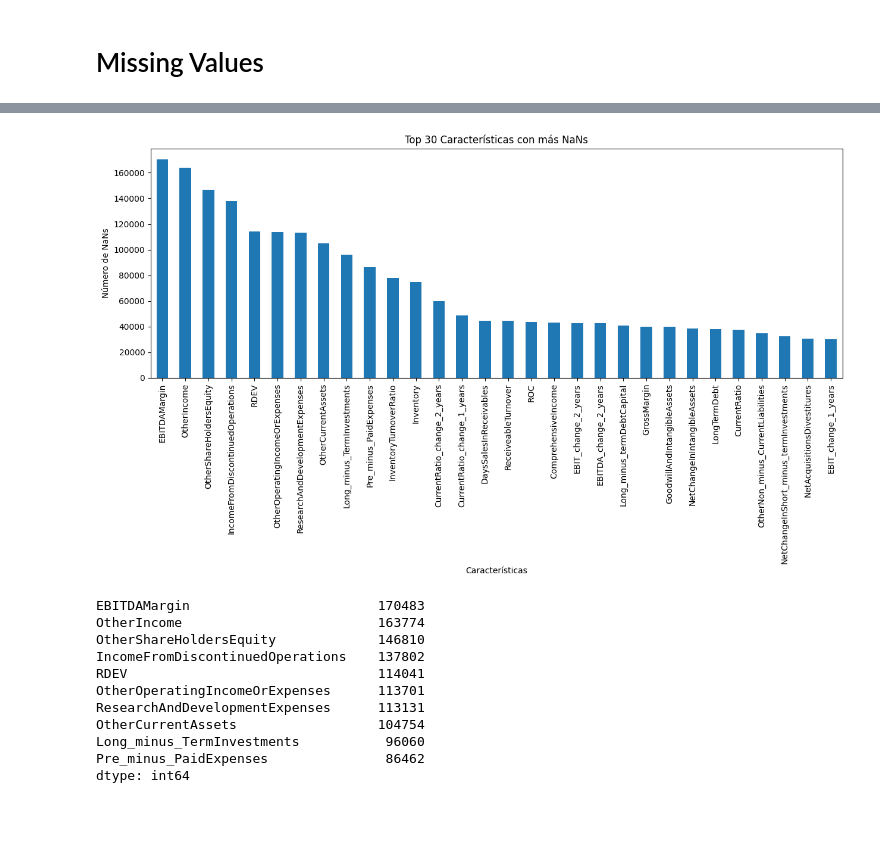
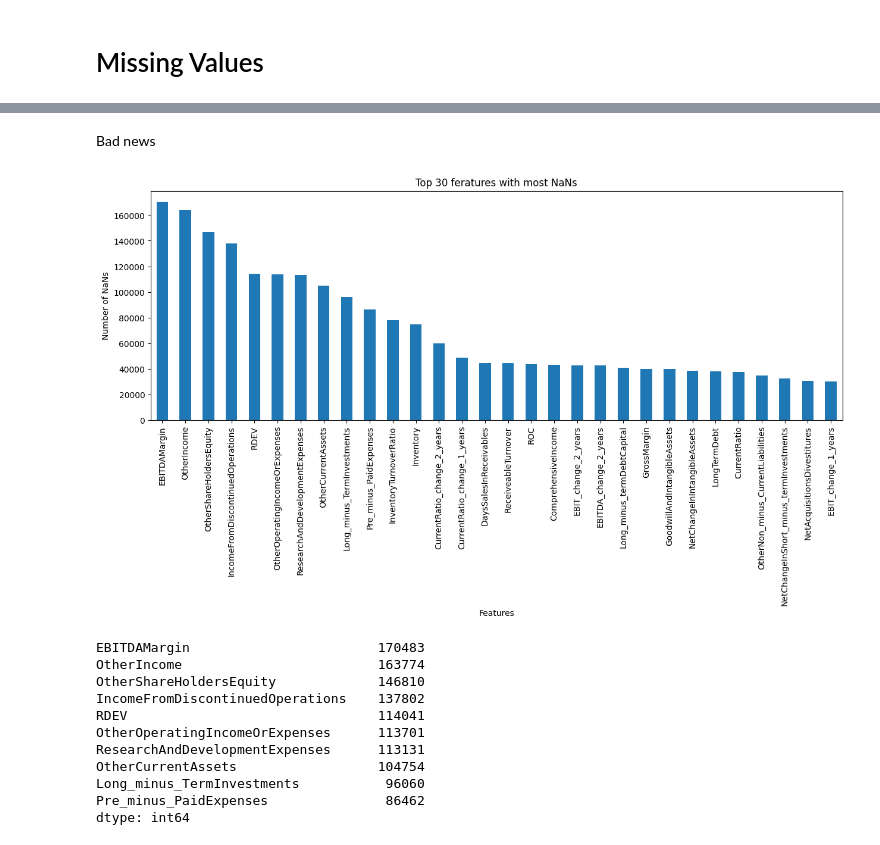
Before and after one commit to adrianibeas/zrive-ds, a Jupyter notebook: src/module_5/module5.ipynb_/module5.ipynb, the cells around one changed output, grey strips where cells are left out. Drawn from its saved outputs; the diff is of its cells as text; code cells hidden in the pictures; blank space fills up the shorter version.

```diff
--- a/src/module_5/module5.ipynb_/module5.ipynb
+++ b/src/module_5/module5.ipynb_/module5.ipynb
@@ -345,14 +345,12 @@ Número de filas con al menos un NaN: 170483
 # %%
 columns_to_remove = get_columns_to_remove()
 
-data_set_train = data_set.drop(columns = columns_to_remove, errors = "ignore")
-import pandas as pd
+data_set_train = data_set.copy()
+data_set_train = data_set_train.drop(columns=columns_to_remove, errors='ignore')
 
-# Número total de NaN o nulos en todo el DataFrame
 total_nans = data_set_train.isnull().sum().sum()
-print(f"Total de NaNs o valores nulos en el DataFrame: {total_nans}")
+print(f"Total NaNs/nulls in the dataset: {total_nans}")
 
-# Número de filas que contienen al menos un NaN
 rows_with_nan = data_set_train.isnull().any(axis=1).sum()
-print(f"Número de filas con al menos un NaN: {rows_with_nan}")
+print(f"Number of rows with at least a NaN: {rows_with_nan}")
 # %% [output]
@@ -392,16 +392,18 @@ Porcentaje > 100%: 0 filas
+# %% [markdown]
+Bad news
 # %%
 
 nans_per_feature = data_set_train.isnull().sum()
 
-# Gráfico para la distribución de NaNs por característica
+# NaNs amount by feature
 plt.figure(figsize=(15, 5))
 nans_per_feature.sort_values(ascending=False).head(30).plot(kind='bar')
-plt.title('Top 30 Características con más NaNs')
-plt.xlabel('Características')
-plt.ylabel('Número de NaNs')
+plt.title('Top 30 feratures with most NaNs')
+plt.xlabel('Features')
+plt.ylabel('Number of NaNs')
 plt.show()
 # %% [output]
-[figure, old version]
+[figure, new version]
 # %%
 print(nans_per_feature.sort_values(ascending=False).head(10))
 # %% [output]
```
Also changed, not shown: parts of 23 cells of this notebook.
